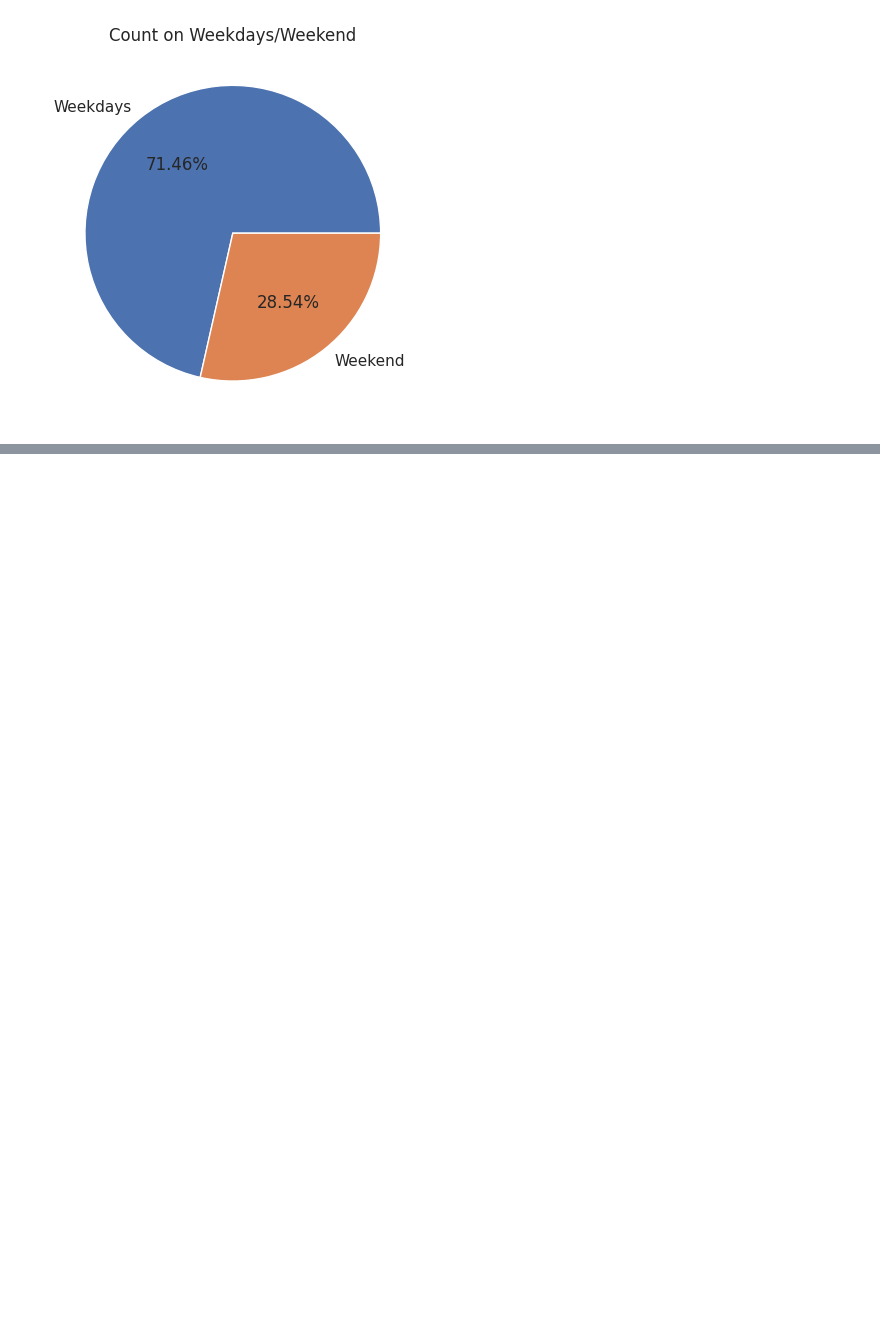
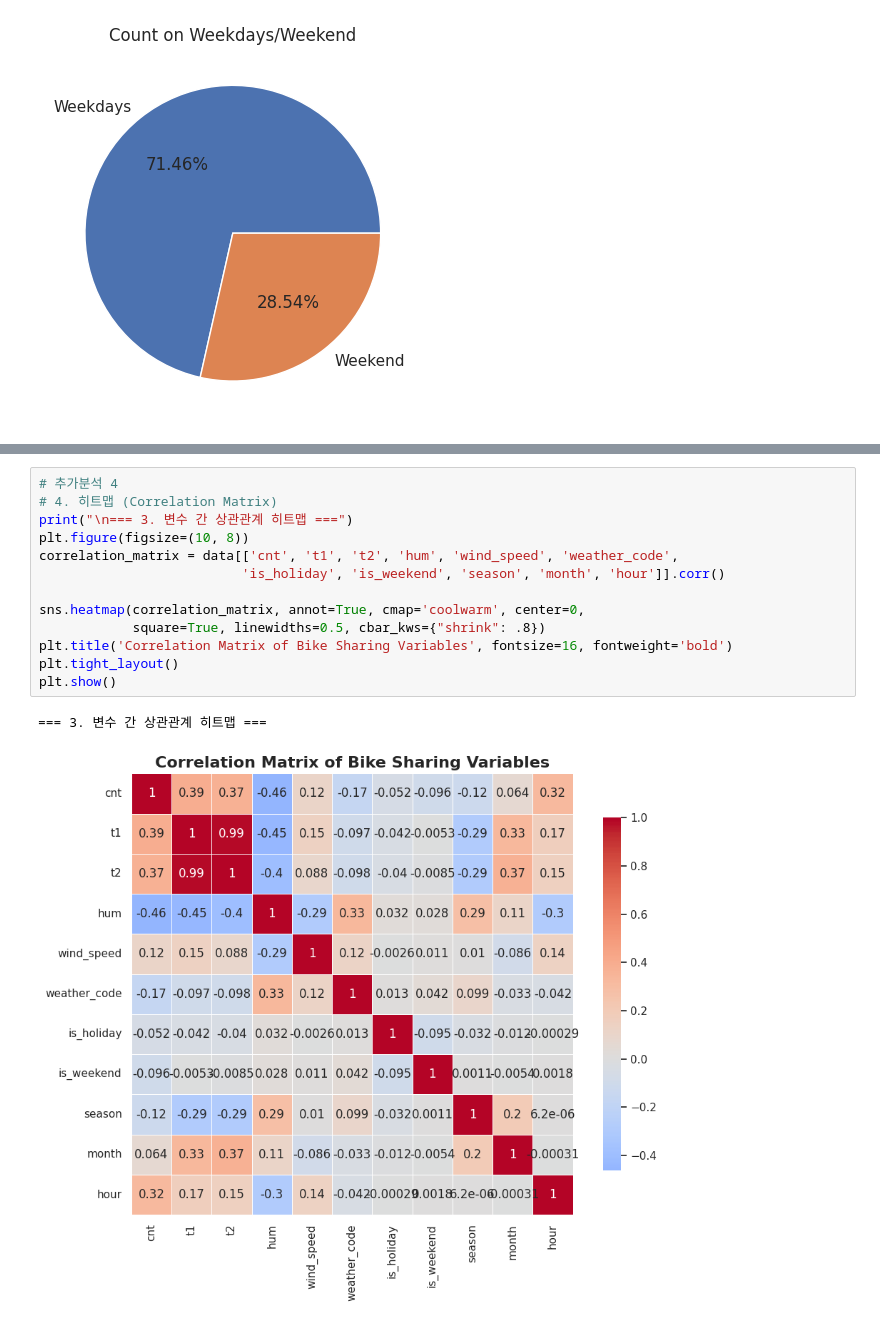
Before and after one commit to hyunacho0810/Kaggle, a Jupyter notebook: london-bike-sharing.ipynb, the cells around one changed output, grey strips where cells are left out. Drawn from its saved outputs; the diff is of its cells as text; blank space fills up the shorter version.

```diff
--- a/london-bike-sharing.ipynb
+++ b/london-bike-sharing.ipynb
@@ -216,0 +297,16 @@ plt.show()
+# %%
+# 추가분석 4
+# 4. 히트맵 (Correlation Matrix)
+print("\n=== 3. 변수 간 상관관계 히트맵 ===")
+plt.figure(figsize=(10, 8))
+correlation_matrix = data[['cnt', 't1', 't2', 'hum', 'wind_speed', 'weather_code',
+                          'is_holiday', 'is_weekend', 'season', 'month', 'hour']].corr()
+
+sns.heatmap(correlation_matrix, annot=True, cmap='coolwarm', center=0,
+            square=True, linewidths=0.5, cbar_kws={"shrink": .8})
+plt.title('Correlation Matrix of Bike Sharing Variables', fontsize=16, fontweight='bold')
+plt.tight_layout()
+plt.show()
+# %% [output]
+=== 3. 변수 간 상관관계 히트맵 ===
+[figure, added]
```
Also changed, not shown: parts of 4 cells of this notebook.
